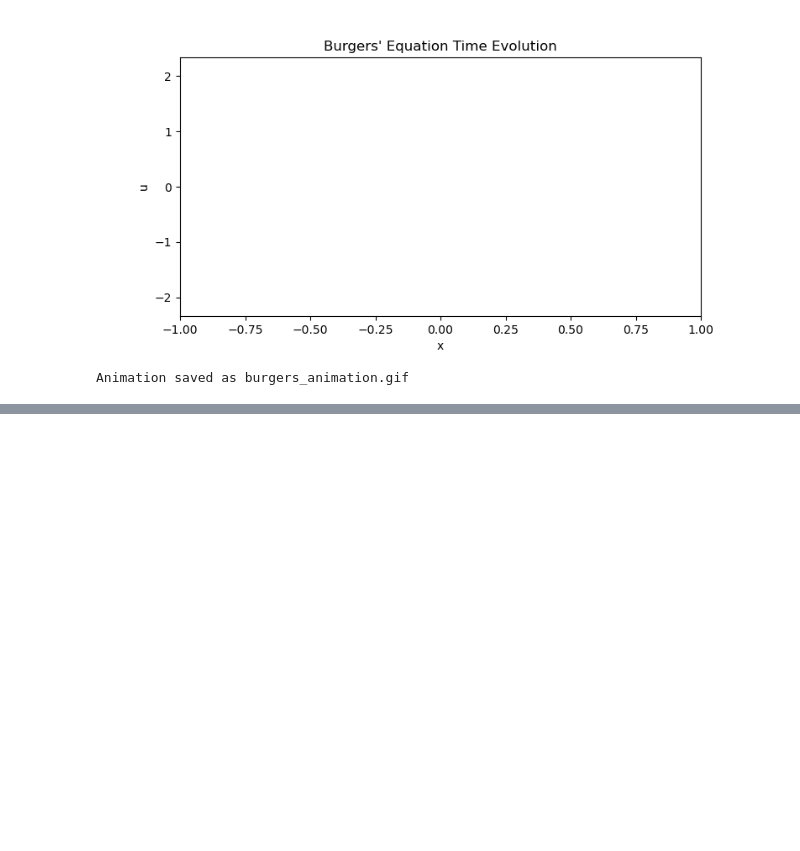
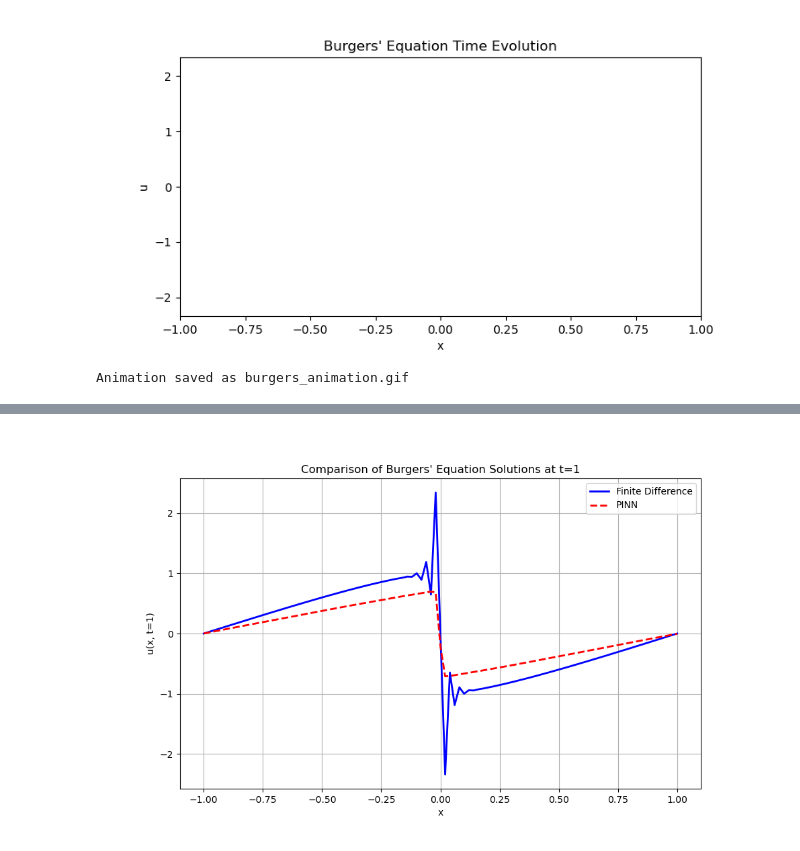
Before and after one commit to lennemo09/csc2539-physics-informed-neural-rep, a Jupyter notebook: wk1-pinn/pinn.ipynb, the cells around one changed output, grey strips where cells are left out. Cells and saved outputs as stored; diff of their text form; code cells hidden in the pictures; blank space fills up the shorter version.

```diff
--- a/wk1-pinn/pinn.ipynb
+++ b/wk1-pinn/pinn.ipynb
@@ -171,0 +394,28 @@ Animation saved as burgers_animation.gif
+# %%
+# Assuming you have finite difference data:
+# - `snapshots`: a numpy array with the solution at different times (rows) and spatial grid x (columns).
+# - `x`: the spatial grid corresponding to the finite difference solution.
+
+# For example, take the final time step from the finite difference solution:
+u_fd = snapshots[-1, :]
+t_fd = 1.0  # final time
+
+# For the PINN, evaluate the solution at t = 1 for the same spatial grid:
+x_test_fd = torch.tensor(x.reshape(-1, 1), dtype=torch.float32, device=device)
+t_test_fd = torch.full_like(x_test_fd, t_fd)
+with torch.no_grad():
+    u_pin = model(torch.cat([x_test_fd, t_test_fd], dim=1))
+u_pin = u_pin.cpu().numpy().flatten()
+
+# Plot both solutions for comparison
+plt.figure(figsize=(10, 6))
+plt.plot(x, u_fd, 'b-', lw=2, label='Finite Difference')
+plt.plot(x, u_pin, 'r--', lw=2, label='PINN')
+plt.xlabel('x')
+plt.ylabel('u(x, t=1)')
+plt.title("Comparison of Burgers' Equation Solutions at t=1")
+plt.legend()
+plt.grid(True)
+plt.show()
+# %% [output]
+[figure, added]
```
Also changed, not shown: parts of 7 cells of this notebook.
